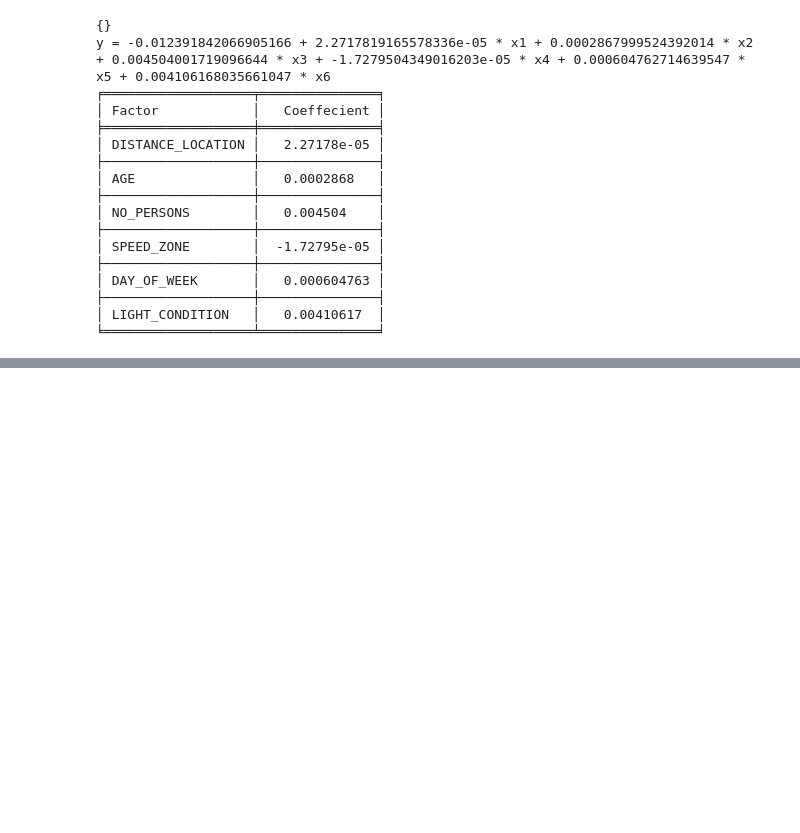
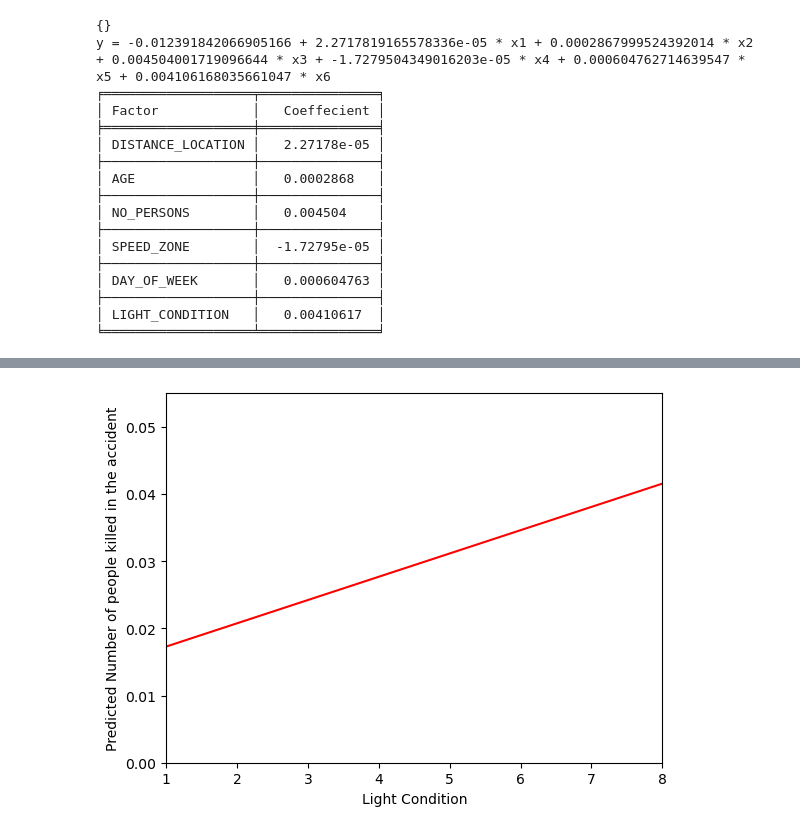
Before and after one commit to w-attson/project-one, a Jupyter notebook: Regression Part2.ipynb, the cells around one changed output, grey strips where cells are left out. Drawn from its saved outputs; the diff is of its cells as text; code cells hidden in the pictures; blank space fills up the shorter version.

```diff
--- a/Regression Part2.ipynb
+++ b/Regression Part2.ipynb
@@ -110,0 +112,29 @@ Based on your inputs, the number of people predicted to die from this accident i
+# %%
+def my_function(x, y):
+    x = np.array(x)
+    y = np.array(y)
+    plt.xlabel('X')
+    plt.ylabel('Y')
+    x = x.reshape(-1, 1)  # Reshape the data to a 2D array
+    model = linear_model.LinearRegression()
+    model.fit(x, y)
+    x_range = np.linspace(x.min(), x.max(), 100)  # Generate points for the line
+    y_pred = model.predict(x_range.reshape(-1, 1))  # Predicted values for the line
+    plt.plot(x_range, y_pred, color='red', label='Line of Best Fit')
+    # Adjust the y-axis limits to reduce the overall scale
+    y_scale_factor = 0.005 # Adjust this value to control the scale reduction
+    plt.xlim(1,8)
+    plt.ylim(min(y) * y_scale_factor, max(y) * y_scale_factor)
+    plt.xlabel('Light Condition')
+    plt.ylabel(f"Predicted Number of people killed in the accident")
+my_function(x = collated['LIGHT_CONDITION'], y = collated['NO_PERSONS_KILLED'])
+
+
+
+
+#x_range = np.linspace(x.min(), x.max(), 100)  # Generate points for the line
+#y_pred = model.predict(x_range.reshape(-1, 1))  # Predicted values for the line
+#plt.plot(x_range, y_pred, color='red', label='Line of Best Fit')
+#plt.scatter(collated['NO_PERSONS'], collated['NO_PERSONS_KILLED'], label='Data points')  # Scatter plot of data points
+# %% [output]
+[figure, added]
```
Also changed, not shown: parts of 2 cells of this notebook.
